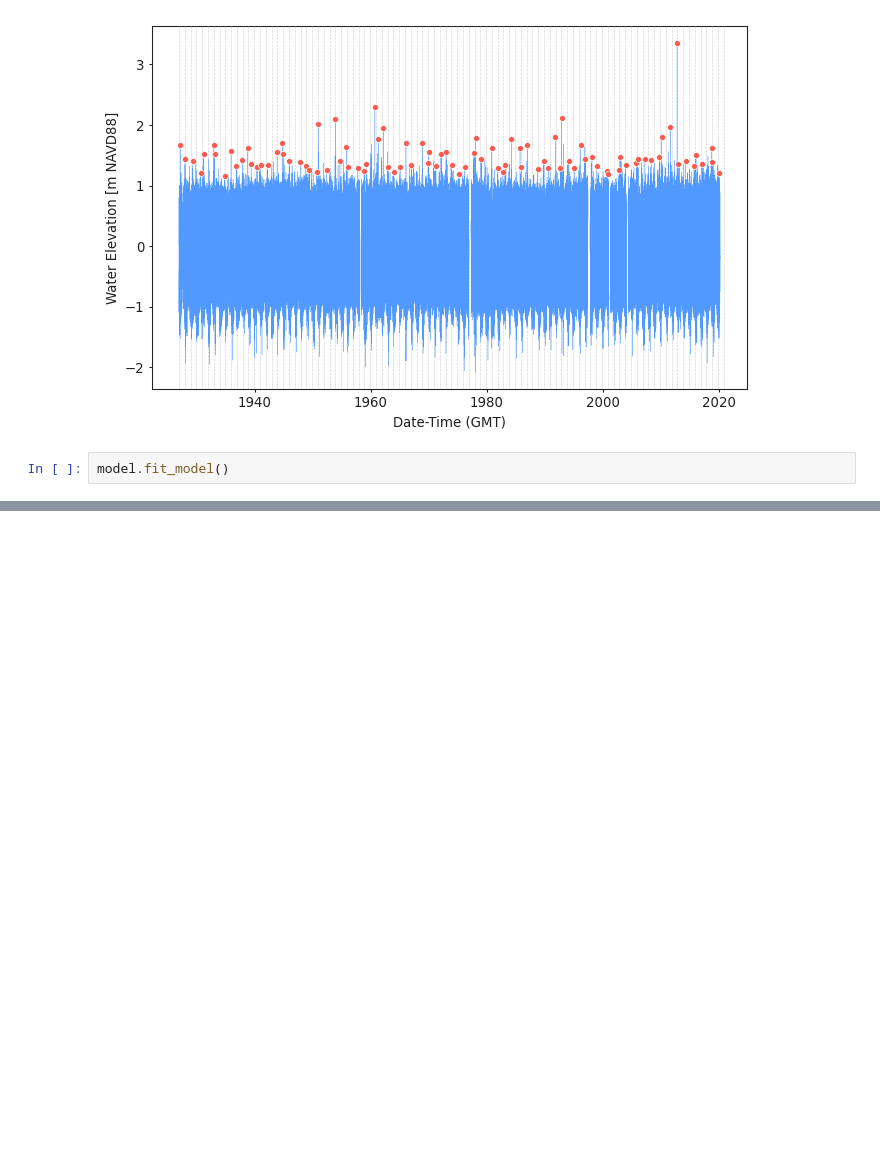
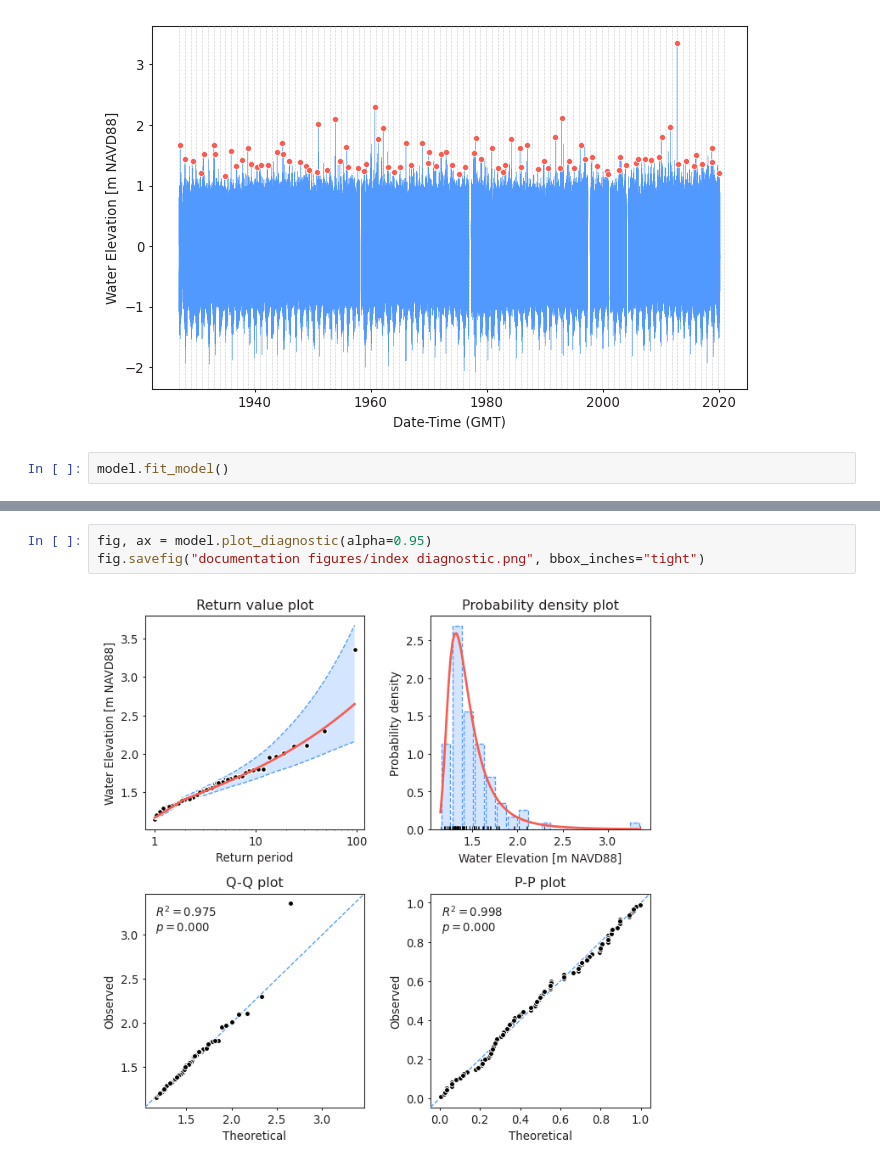
Before and after one commit to georgebv/pyextremes-notebooks, a Jupyter notebook: notebooks/documentation/documentation figures.ipynb, the cells around one changed output, grey strips where cells are left out. Cells and saved outputs as stored; diff of their text form; blank space fills up the shorter version.

```diff
--- a/notebooks/documentation/documentation figures.ipynb
+++ b/notebooks/documentation/documentation figures.ipynb
@@ -88,0 +89,5 @@ return period
+# %%
+fig, ax = model.plot_diagnostic(alpha=0.95)
+fig.savefig("documentation figures/index diagnostic.png", bbox_inches="tight")
+# %% [output]
+[figure, added]
```
Also changed, not shown: parts of 2 cells of this notebook, 1 other file.
